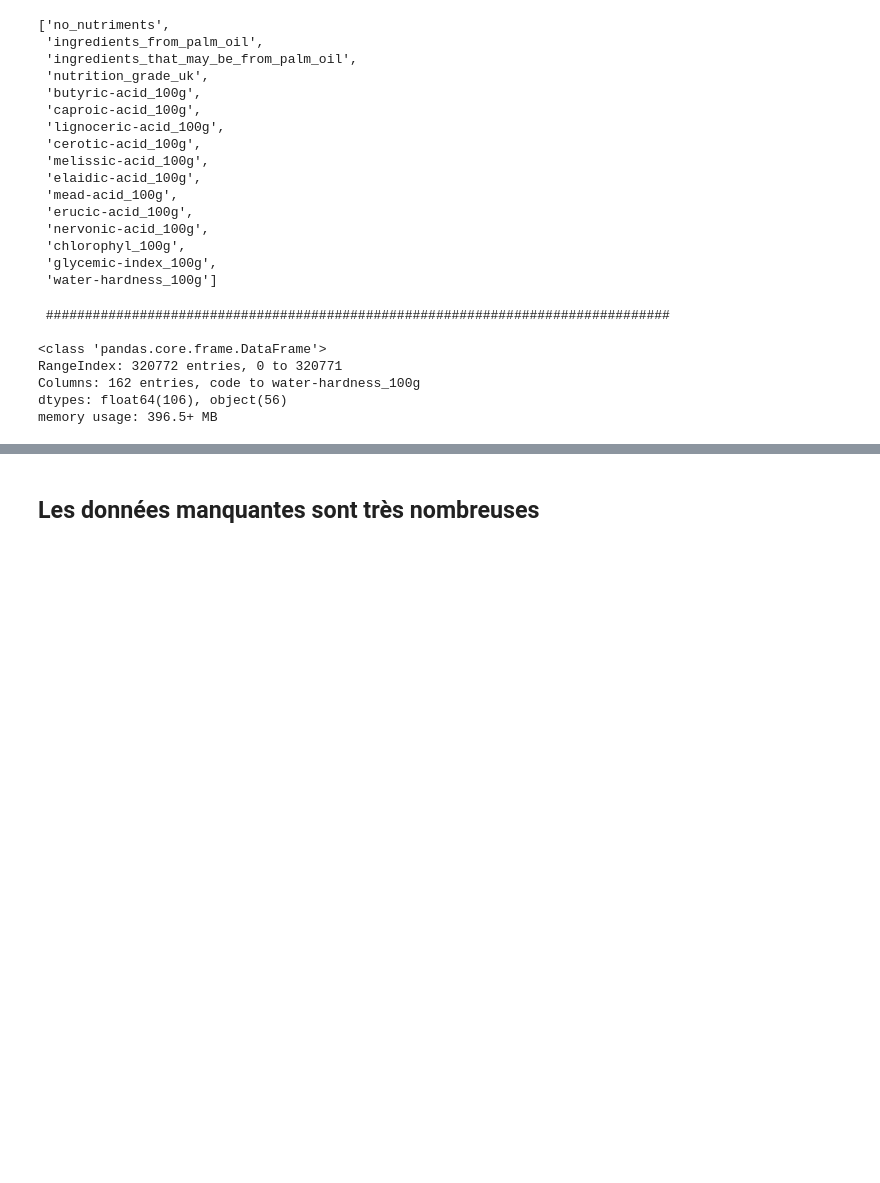
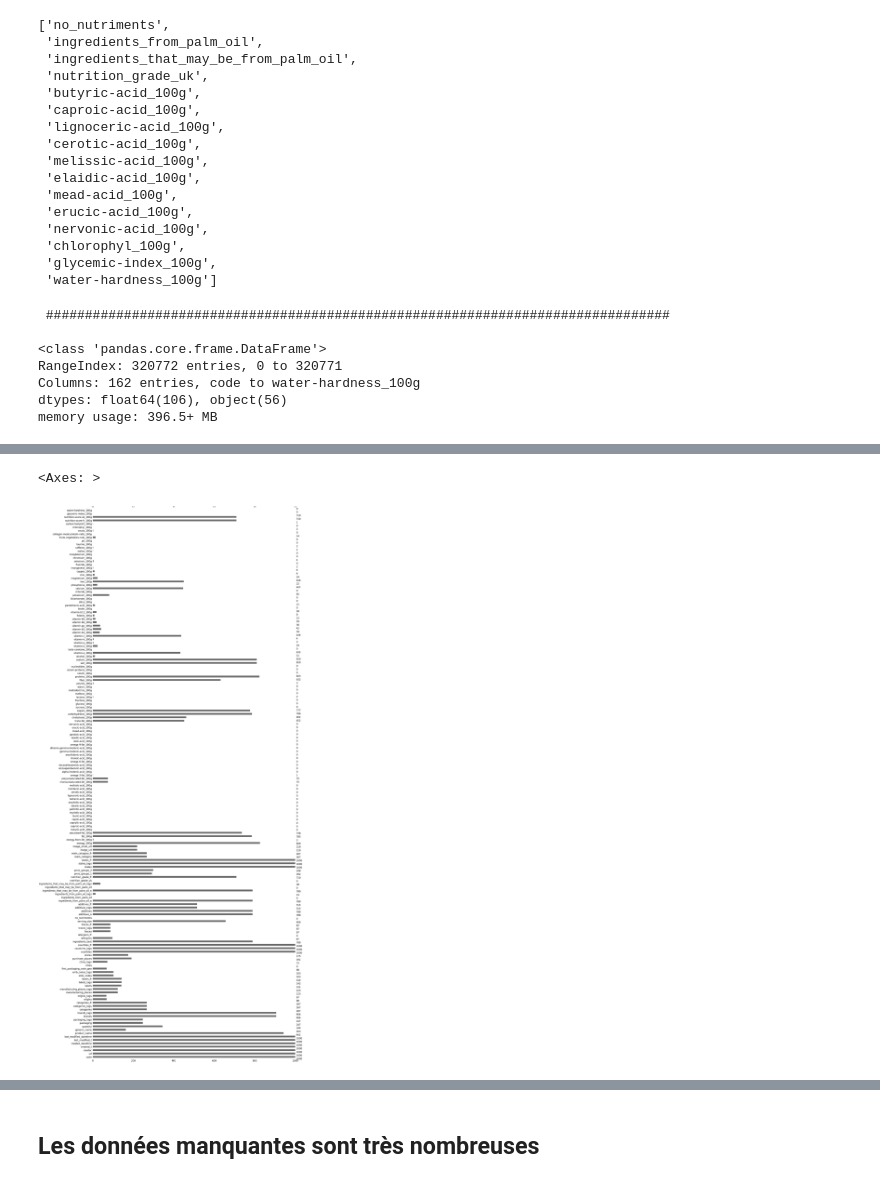
Before and after one commit to BiGHeaDMaX/Nettoyage-et-EDA, a Jupyter notebook: OCR - Projet 2.ipynb, the cells around one changed output, grey strips where cells are left out. Drawn from its saved outputs; the diff is of its cells as text; code cells hidden in the pictures; blank space fills up the shorter version.

```diff
--- a/OCR - Projet 2.ipynb
+++ b/OCR - Projet 2.ipynb
@@ -134,0 +147,6 @@ memory usage: 396.5+ MB
+# %%
+msno.bar(data_raw.sample(1000))
+# msno.bar is a simple visualization of nullity by column:
+# %% [output]
+<Axes: >
+[figure, added]
```
Also changed, not shown: parts of 6 cells of this notebook.
